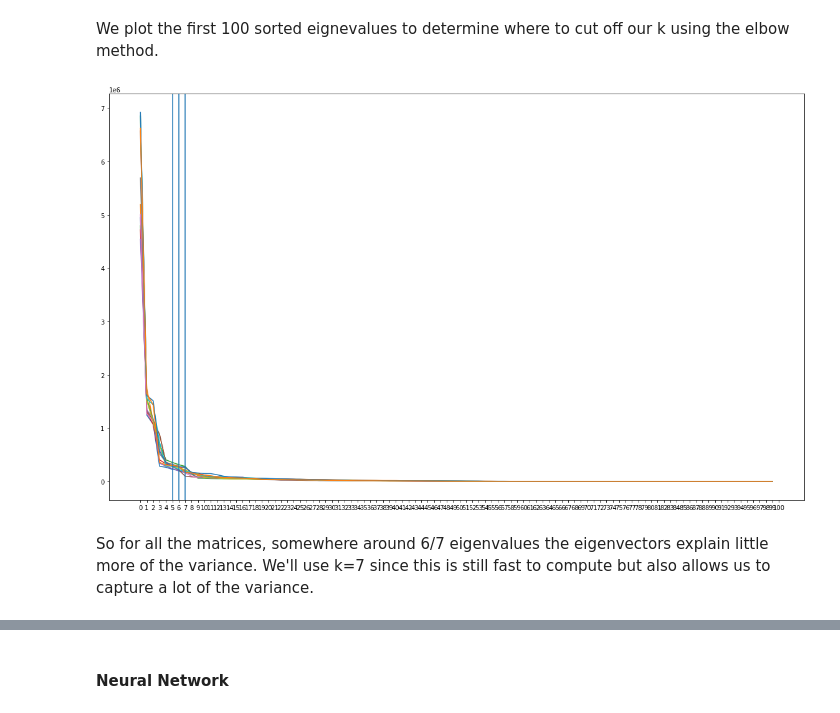
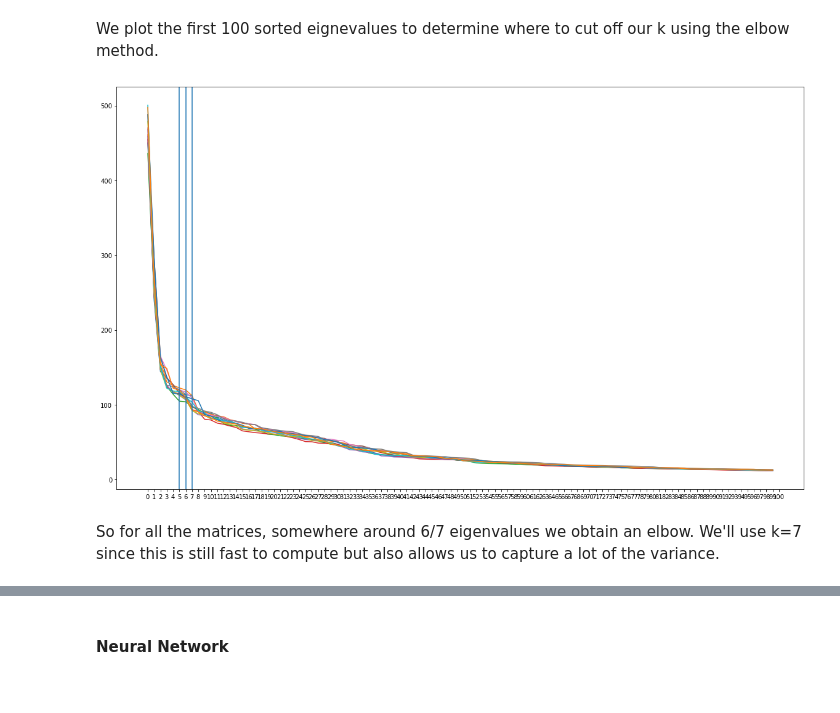
Before and after one commit to gabejg/Advanced-Cyber-Analytics-for-Attack-Detection, a Jupyter notebook: Anomaly Detection/Anomaly Detection.ipynb, the cells around one changed output, grey strips where cells are left out. Drawn from its saved outputs; the diff is of its cells as text; code cells hidden in the pictures.

Commit message:
Graph Based Anomaly Detection Finalisedd
Created a final document for anomaly detection and created graph based anomaly detection

```diff
--- a/Anomaly Detection/Anomaly Detection.ipynb
+++ b/Anomaly Detection/Anomaly Detection.ipynb
@@ -2261,7 +1939,6 @@ dtype: int64
 # %%
 try:
     print('Reading Data.')
-    rand_non_rt = random.sample(non_rt_users,bound)
     anomalies_ae_n_6 = pickle.load(open('Non RT Anomalies score.p','rb'))
     val_loss_n_6 = pickle.load(open('Non RT score.p','rb'))
     rand_non_rt = pickle.load(open('Random Sample of Non Red Team Usernames.p','rb'))
@@ -2880,9 +2366,9 @@ We need to rewrite the data frame creation - we need all positions to be the sam
 # %%
 try:
     print('Reading Data.')
-    data_frame_list_uase = pickle.load('Data Frame List UASE','rb')
-    index_sparse = pickle.load('Index UASE','rb')
-    columns_sparse = pickle.load('Columns UASE','rb')
+    data_frame_list_uase = pickle.load(open('C:/Users/corri/OneDrive/Documents/Uni/Postgraduate/Final Project/Data Frame List UASE.p','rb'))
+    index_sparse = pickle.load(open('Index UASE.p','rb'))
+    columns_sparse = pickle.load(open('Columns UASE.p','rb'))
 
 except:
     clear_output()
@@ -2910,11 +2396,8 @@ except:
 
     index_sparse = data_frame_ind.index
     columns_sparse = data_frame_ind.columns
-    sfile_df = bz2.BZ2File('Data Frame List UASE', 'w')
-    sfile_idx = bz2.BZ2File('Index UASE', 'w')
-    sfile_clms = bz2.BZ2File('Columns UASE', 'w')
-    pickle.dump(data_frame_list_uase, sfile_df)
-    pickle.dump(index_sparse, sfile_idx)
-    pickle.dump(columns_sparse, sfile_clms)
+    pickle.dump(data_frame_list_uase, open('Data Frame List UASE.p', 'wb'))
+    pickle.dump(index_sparse, open('Index UASE.p', 'wb'))
+    pickle.dump(columns_sparse, open('Columns UASE.p', 'wb'))
     print(datetime.datetime.now()-start_time)
 # %% [output]
@@ -2944,29 +2407,29 @@ We plot the first 100 sorted eignevalues to determine where to cut off our k usi
 # %%
 weeks = 12
 
 plt.figure(figsize=(20,12))
 
-for i in range(weeks):
+for i in tqdm(range(weeks)):
     week_matrices = []
     for j in range(7):
         week_matrices.append(data_frame_list_uase[i*7+j])
 
     week_matrix = scipy.sparse.hstack(week_matrices)
 
         #user_week_matrix = week_matrix[:, k::10]
 
     u, s, v = scipy.sparse.linalg.svds(week_matrix,k=100)
     plt.plot(-np.sort(-s))
 plt.xticks(np.arange(0, 101, 1.0))
 plt.axvline(5)
 plt.axvline(6)
 plt.axvline(7)
 plt.show()
         #Y = (v.transpose()*s**1/2).transpose()
 # %% [output]
-[figure, old version]
+[figure, new version]
 # %% [markdown]
-So for all the matrices, somewhere around 6/7 eigenvalues the eigenvectors explain little more of the variance. We'll use k=7 since this is still fast to compute but also allows us to capture a lot of the variance.
+So for all the matrices, somewhere around 6/7 eigenvalues we obtain an elbow. We'll use k=7 since this is still fast to compute but also allows us to capture a lot of the variance.
 # %%
 weeks = 12
 Y_arrays = []
```
Also changed, not shown: parts of 97 cells of this notebook, 4 other files.
